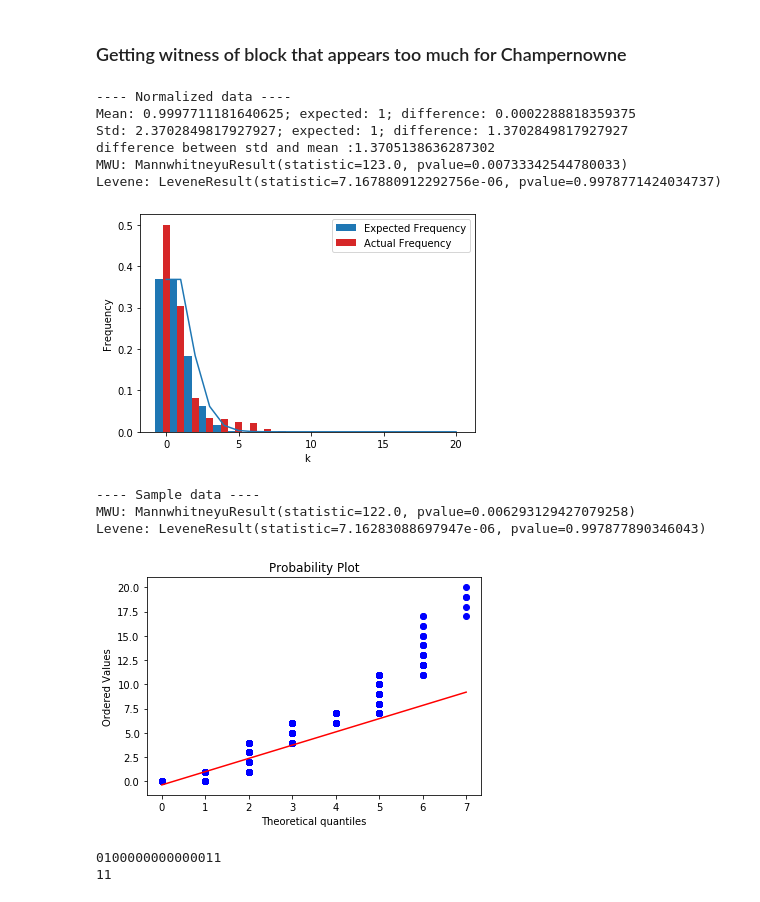
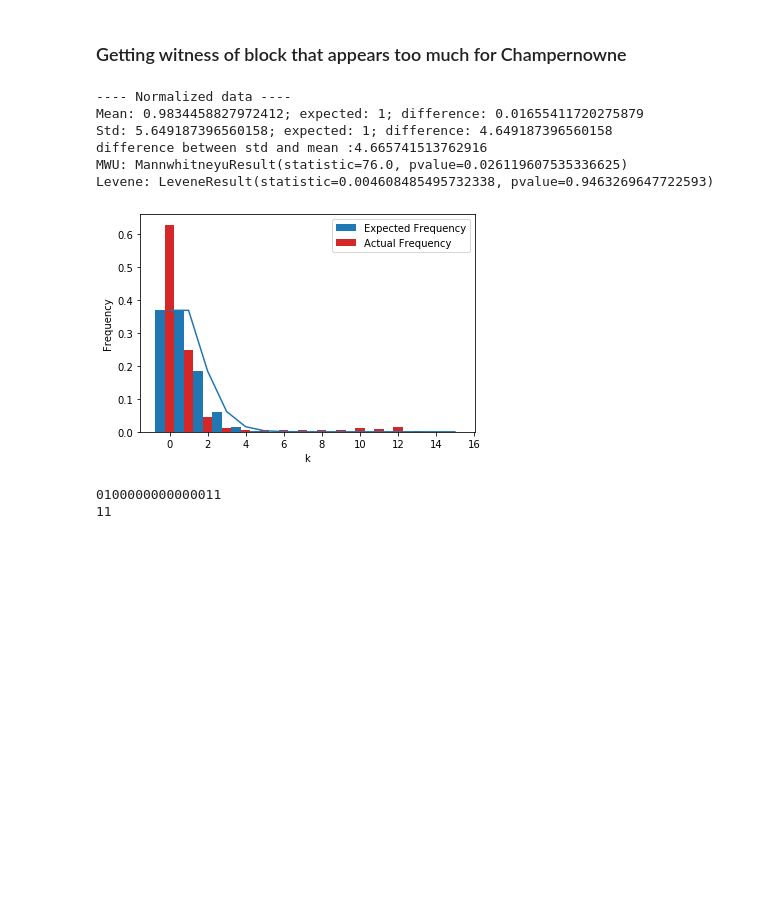
Before and after one commit to lucasputer/supernormal, a Jupyter notebook: notebooks/Champernowne Not Supernormal.ipynb, the cells around one changed output. Cells and saved outputs as stored; diff of their text form; code cells hidden in the pictures; blank space fills up the shorter version.

```diff
--- a/notebooks/Champernowne Not Supernormal.ipynb
+++ b/notebooks/Champernowne Not Supernormal.ipynb
@@ -154,10 +154,13 @@ def get_amounts_for_first(N,lamb=1):
     get_amounts_for_ns([N],lamb)
 
 def analize_result(occs,N,l=1,plot=True):
+    up_to = 16
     print("---- Normalized data ----")
     actual = np.array(normalize_data(occs,N,l))
+    actual = np.array(actual[0:up_to])
+
     M = int(math.ceil(math.log(N,2)))
-    x= np.arange(0,len(actual),1)
+    x= np.arange(0,up_to,1)
     p = poisson.pmf(x,l)
     mean = get_mean(actual)
     std = get_std(actual,mean)
@@ -182,7 +185,8 @@ def analize_result(occs,N,l=1,plot=True):
 
 def analize_result_2(occs,l=1,plot=True):
     print("---- Sample data ----")
-    actual = np.array(occs)
+    actual = np.array(occs[0:20])
+    print(actual)
     sample = poisson.rvs(1, size=sum(occs))
     expected = [0 for i in range(max(max(sample)+1,len(actual)))]
     for i in sample:
@@ -220,24 +224,20 @@ def perform_test(seq,fr=10,to=26,lamb=1):
 ### Getting witness of block that appears too much for Champernowne
 # %%
 lamb = 1
-M =16
+M =22
 N = 2**M
 (occs3,amounts) = get_amounts_for_ns([N],lamb=lamb,use_seq='champernowne')
 # %%
 analize_result(occs3[N],N,plot=True,l=lamb)
-analize_result_2(occs3[N],plot=True,l=lamb)
+# analize_result_2(occs3[N],plot=True,l=lamb)
 # %% [output]
 ---- Normalized data ----
-Mean: 0.9997711181640625; expected: 1; difference: 0.0002288818359375
-Std: 2.3702849817927927; expected: 1; difference: 1.3702849817927927
-difference between std and mean :1.3705138636287302
-MWU: MannwhitneyuResult(statistic=123.0, pvalue=0.00733342544780033)
-Levene: LeveneResult(statistic=7.167880912292756e-06, pvalue=0.9978771424034737)
+Mean: 0.9834458827972412; expected: 1; difference: 0.01655411720275879
+Std: 5.649187396560158; expected: 1; difference: 4.649187396560158
+difference between std and mean :4.665741513762916
+MWU: MannwhitneyuResult(statistic=76.0, pvalue=0.026119607535336625)
+Levene: LeveneResult(statistic=0.004608485495732338, pvalue=0.9463269647722593)
-[figure, old version]
+[figure, new version]
----- Sample data ----
-MWU: MannwhitneyuResult(statistic=122.0, pvalue=0.006293129427079258)
-Levene: LeveneResult(statistic=7.16283088697947e-06, pvalue=0.997877890346043)
-[figure, removed]
 # %%
 #Generates an image where each pixel represents a word of length M
 #The color is white if that word appears in the first N bits
```
Also changed, not shown: 17 other files.
